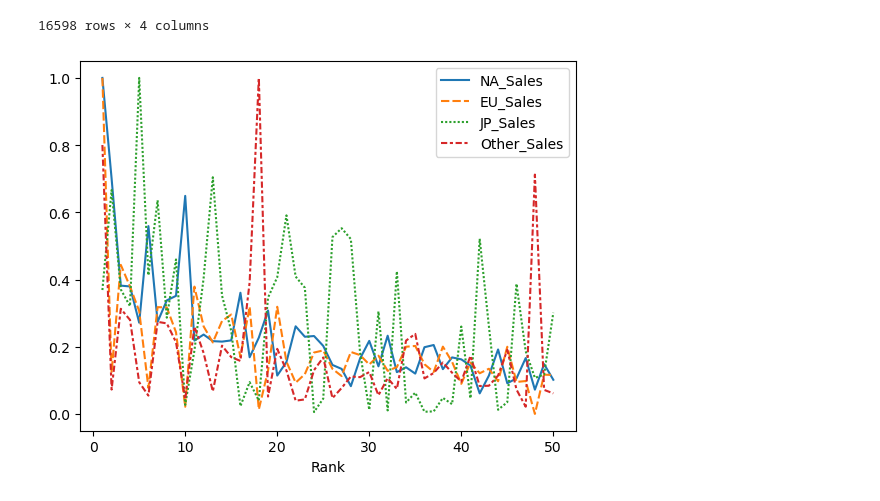
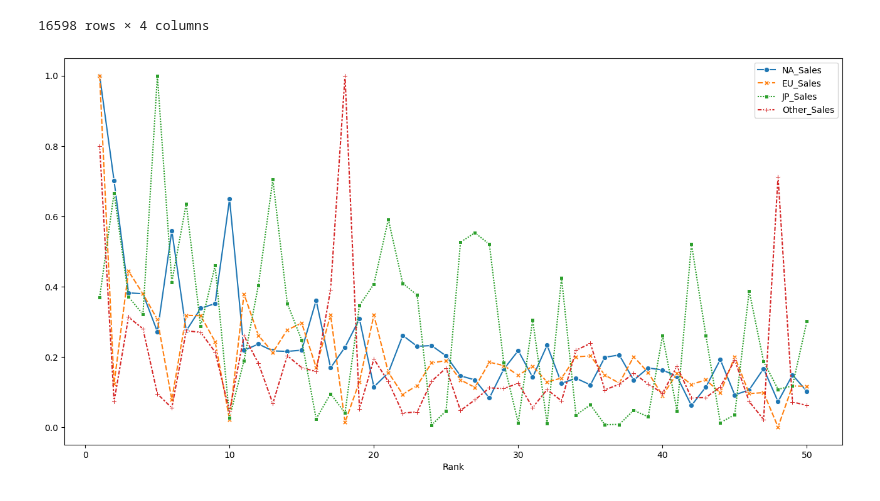
Before and after one commit to KlymentievMaksym/AD-labs, a Jupyter notebook: Coursework/Coursework.ipynb, the cells around one changed output. Drawn from its saved outputs; the diff is of its cells as text; code cells hidden in the pictures.

```diff
--- a/Coursework/Coursework.ipynb
+++ b/Coursework/Coursework.ipynb
@@ -258,10 +229,12 @@ normalized_df
 16598 rows × 4 columns
 # %%
 normalized_df_100 = normalized_df.head(100)
+normalized_df_50 = normalized_df.head(50)
 # %%
-ax = sns.lineplot(data=normalized_df_100.head(50))
+plt.figure(figsize=(16, 8))
+ax = sns.lineplot(data=normalized_df_50, markers=True)
 # %% [output]
-[figure, old version]
+[figure, new version]
 # %%
 sns.barplot(normalized_df_100)
 # %% [output]
```
Also changed, not shown: parts of 6 cells of this notebook.
